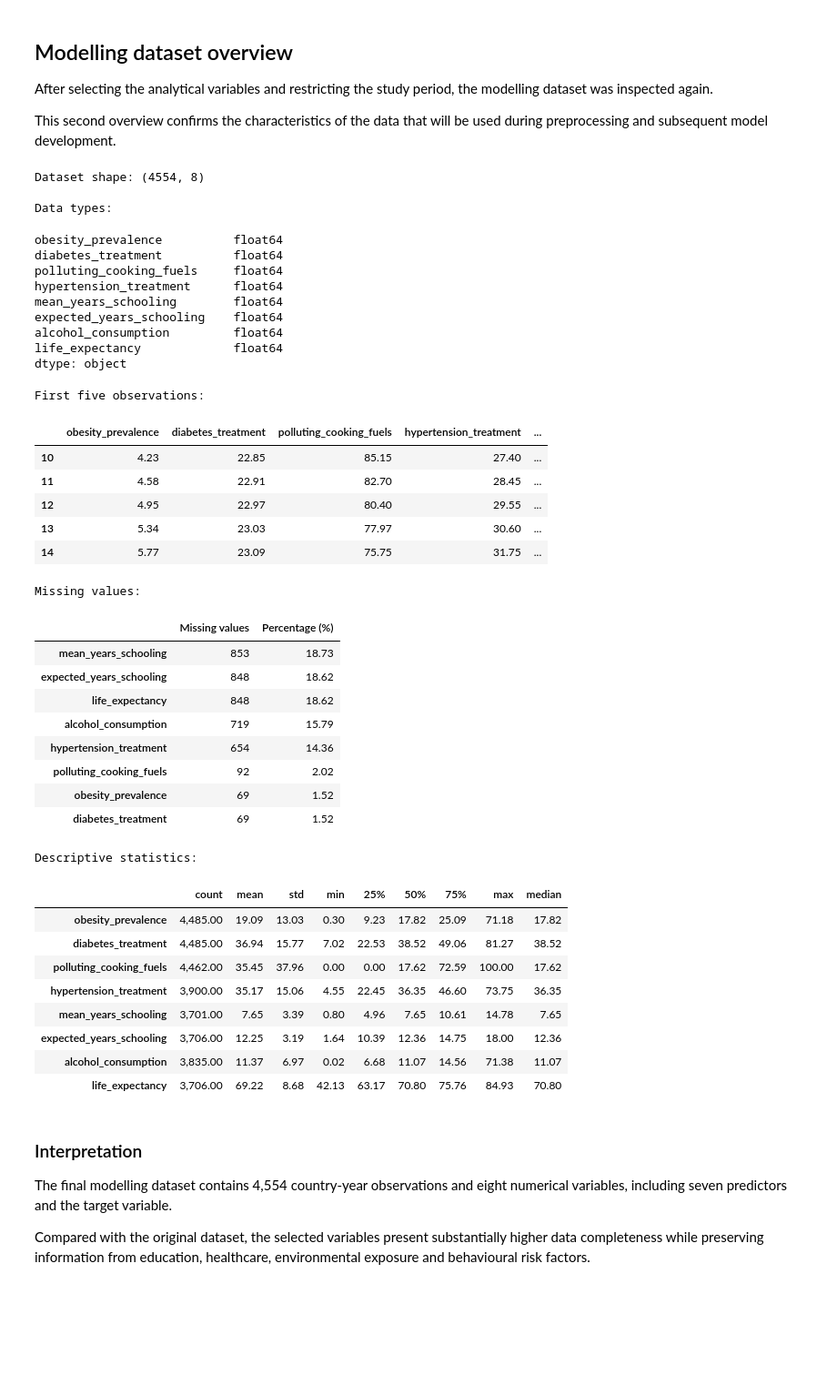
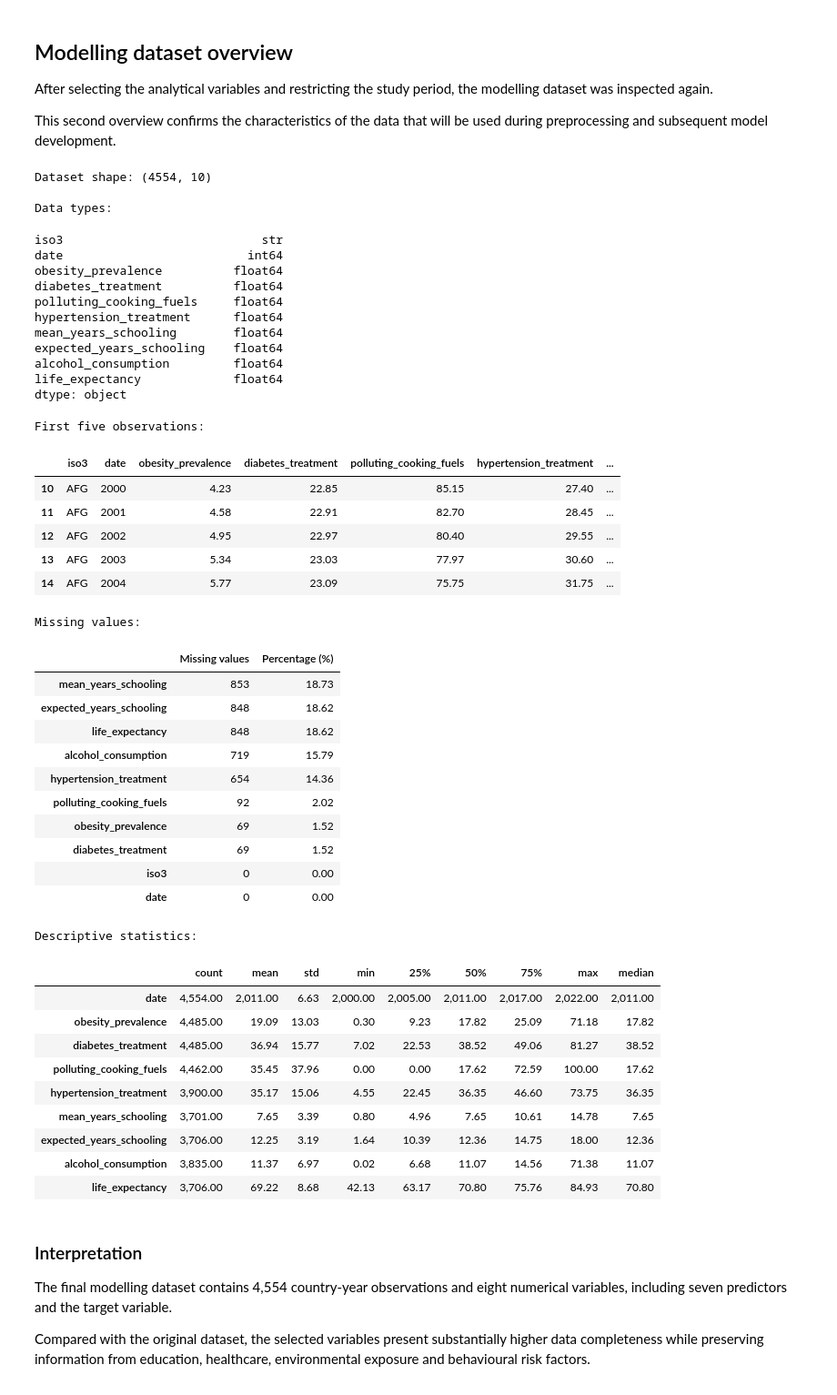
Before and after one commit to ananda-pires/who_life_expectancy_prediction, a Jupyter notebook: notebooks/life_expectancy.ipynb, the cells around one changed output. Shown at 91% size. Saved outputs shown, nothing was run; the diff lists cells and outputs as text; code cells hidden in the pictures; blank space fills up the shorter version.

```diff
--- a/notebooks/life_expectancy.ipynb
+++ b/notebooks/life_expectancy.ipynb
@@ -932,9 +911,11 @@ The analytical period was restricted to 2000–2022, when the selected indicator
 
 The resulting modelling dataset contains seven predictors and one target variable (life expectancy).
 # %%
-# Define modelling dataset
+# Define target variable
 
 TARGET = "life_expectancy"
+
+# Define predictor variables
 
 FINAL_PREDICTORS = [
     "obesity_prevalence",
@@ -946,20 +927,23 @@ FINAL_PREDICTORS = [
     "alcohol_consumption",
 ]
 
+# Define analysis period
 
 START_YEAR = 2000
 END_YEAR = 2022
 
 # Create modelling dataset
+# Keep identifier variables (iso3 and date) for data integrity checks,
+# preprocessing and traceability. They will be removed before model training.
 
 model_df = (
     df
     .copy()
-    .query(
-        "@START_YEAR <= date <= @END_YEAR"
-    )
+    .query("@START_YEAR <= date <= @END_YEAR")
     [
-        FINAL_PREDICTORS + [TARGET]
+        ["iso3", "date"] +
+        FINAL_PREDICTORS +
+        [TARGET]
     ]
 )
 # %% [markdown]
@@ -981,43 +965,49 @@ display(model_df.head())
 # Calculate missing values
 print("\nMissing values:")
 
 missing_summary = (
     pd.DataFrame({
         "Missing values": model_df.isnull().sum(),
         "Percentage (%)": (model_df.isnull().mean() * 100).round(2)
     })
     .sort_values("Percentage (%)", ascending=False)
 )
 
 display(missing_summary)
 
-# Calculate descriptive statistics including median
-
 print("\nDescriptive statistics:")
 
+# Calculate Descriptive Analisys
 descriptive_stats = model_df.describe().T
-descriptive_stats["median"] = model_df.median()
+
+descriptive_stats["median"] = (
+    model_df
+    .select_dtypes(include="number")
+    .median()
+)
 display(descriptive_stats)
 # %% [output]
-Dataset shape: (4554, 8)
+Dataset shape: (4554, 10)
 
 Data types:
+iso3                            str
+date                          int64
 obesity_prevalence          float64
 diabetes_treatment          float64
 polluting_cooking_fuels     float64
 hypertension_treatment      float64
 mean_years_schooling        float64
 expected_years_schooling    float64
 alcohol_consumption         float64
 life_expectancy             float64
 dtype: object
 First five observations:
-|  | obesity_prevalence | diabetes_treatment | polluting_cooking_fuels | hypertension_treatment | ... |
-| 10 | 4.23 | 22.85 | 85.15 | 27.40 | ... |
-| 11 | 4.58 | 22.91 | 82.70 | 28.45 | ... |
-| 12 | 4.95 | 22.97 | 80.40 | 29.55 | ... |
-| 13 | 5.34 | 23.03 | 77.97 | 30.60 | ... |
-| 14 | 5.77 | 23.09 | 75.75 | 31.75 | ... |
+|  | iso3 | date | obesity_prevalence | diabetes_treatment | polluting_cooking_fuels | hypertension_treatment | ... |
+| 10 | AFG | 2000 | 4.23 | 22.85 | 85.15 | 27.40 | ... |
+| 11 | AFG | 2001 | 4.58 | 22.91 | 82.70 | 28.45 | ... |
+| 12 | AFG | 2002 | 4.95 | 22.97 | 80.40 | 29.55 | ... |
+| 13 | AFG | 2003 | 5.34 | 23.03 | 77.97 | 30.60 | ... |
+| 14 | AFG | 2004 | 5.77 | 23.09 | 75.75 | 31.75 | ... |
 Missing values:
 |  | Missing values | Percentage (%) |
 | mean_years_schooling | 853 | 18.73 |
@@ -1028,8 +1018,11 @@ Missing values:
 | polluting_cooking_fuels | 92 | 2.02 |
 | obesity_prevalence | 69 | 1.52 |
 | diabetes_treatment | 69 | 1.52 |
+| iso3 | 0 | 0.00 |
+| date | 0 | 0.00 |
 Descriptive statistics:
 |  | count | mean | std | min | 25% | 50% | 75% | max | median |
+| date | 4,554.00 | 2,011.00 | 6.63 | 2,000.00 | 2,005.00 | 2,011.00 | 2,017.00 | 2,022.00 | 2,011.00 |
 | obesity_prevalence | 4,485.00 | 19.09 | 13.03 | 0.30 | 9.23 | 17.82 | 25.09 | 71.18 | 17.82 |
 | diabetes_treatment | 4,485.00 | 36.94 | 15.77 | 7.02 | 22.53 | 38.52 | 49.06 | 81.27 | 38.52 |
 | polluting_cooking_fuels | 4,462.00 | 35.45 | 37.96 | 0.00 | 0.00 | 17.62 | 72.59 | 100.00 | 17.62 |
```
Also changed, not shown: parts of 11 cells of this notebook, 2 other files.
